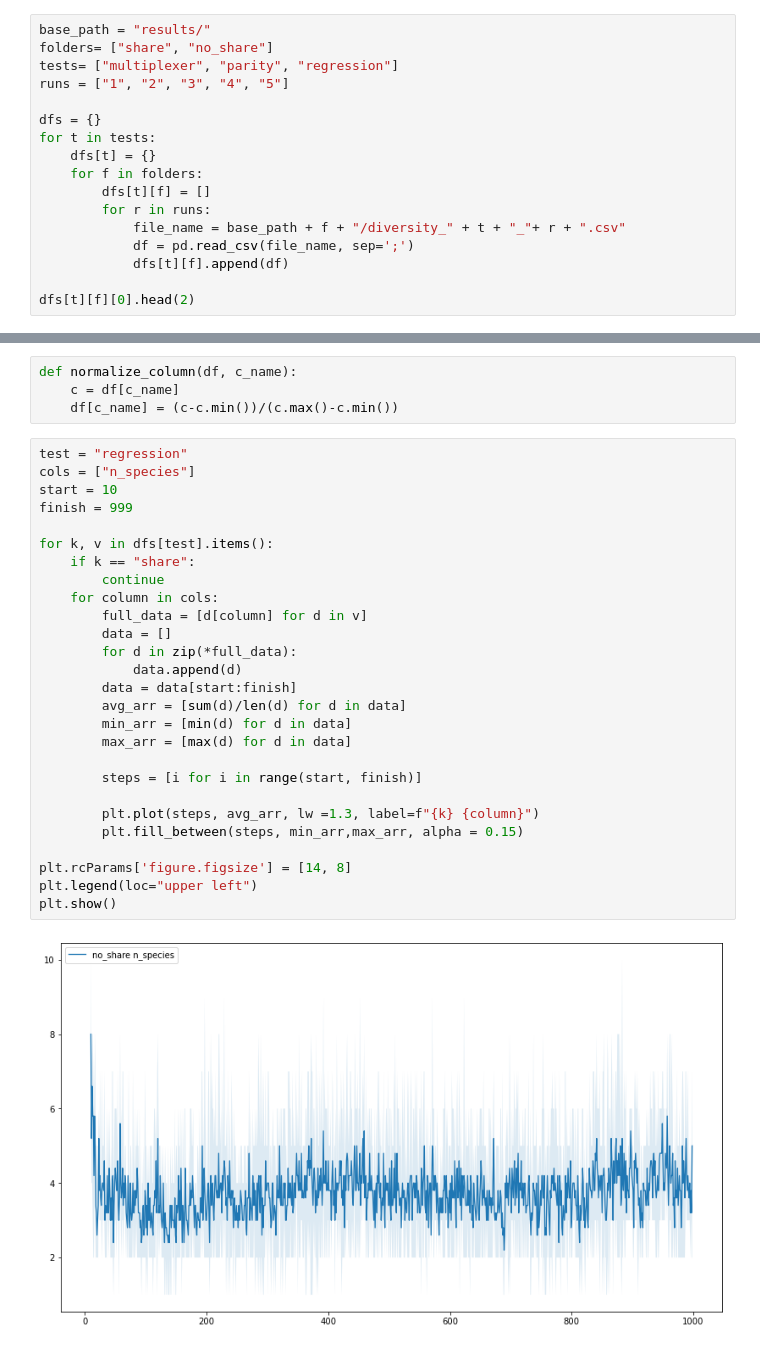
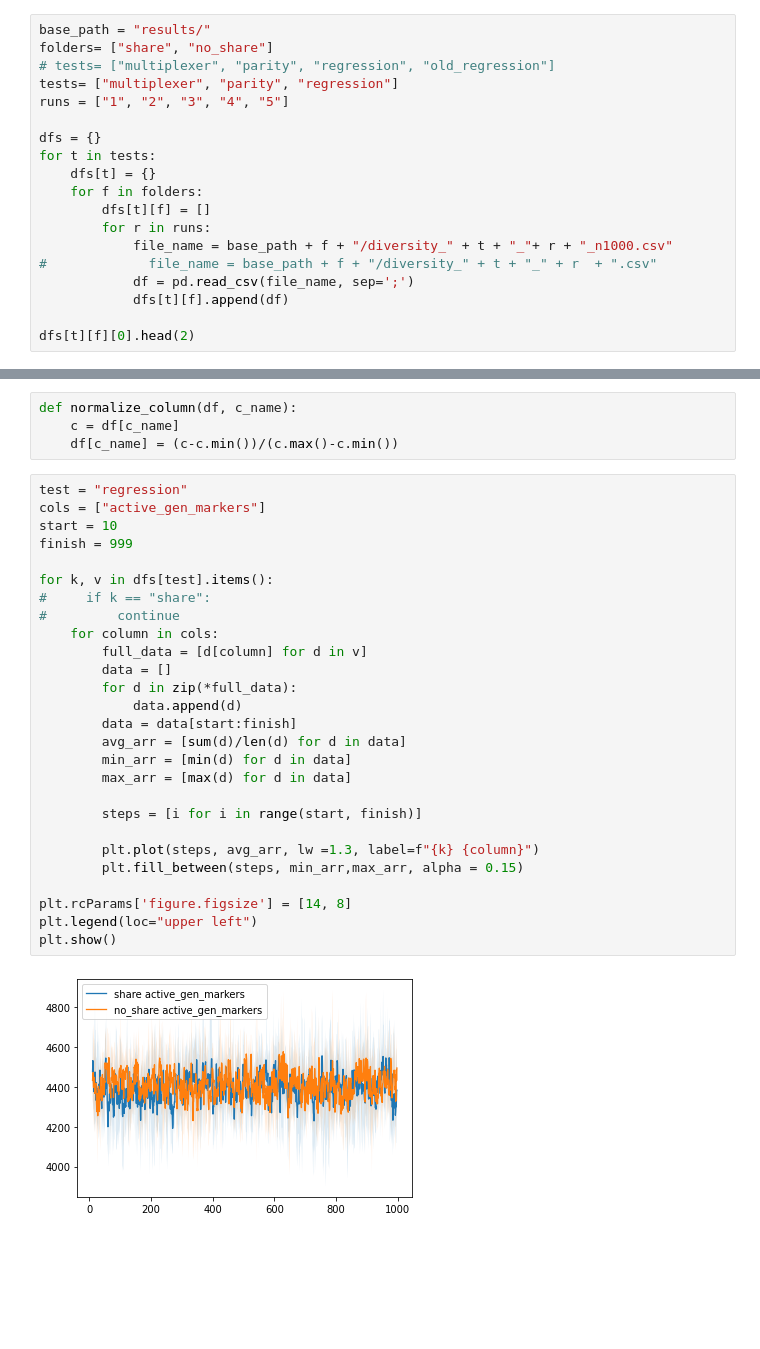
Before and after one commit to fhtanaka/CGPython, a Jupyter notebook: plot_graphs.ipynb, the cells around one changed output, grey strips where cells are left out. Drawn from its saved outputs; the diff is of its cells as text; blank space fills up the shorter version.

```diff
--- a/plot_graphs.ipynb
+++ b/plot_graphs.ipynb
@@ -6,6 +6,7 @@ import matplotlib.dates as mdates
 # %%
 base_path = "results/"
 folders= ["share", "no_share"]
+# tests= ["multiplexer", "parity", "regression", "old_regression"]
 tests= ["multiplexer", "parity", "regression"]
 runs = ["1", "2", "3", "4", "5"]
 
@@ -15,7 +16,8 @@ for t in tests:
     for f in folders:
         dfs[t][f] = []
         for r in runs:
-            file_name = base_path + f + "/diversity_" + t + "_"+ r + ".csv"
+            file_name = base_path + f + "/diversity_" + t + "_"+ r + "_n1000.csv"
+#             file_name = base_path + f + "/diversity_" + t + "_" + r  + ".csv"
             df = pd.read_csv(file_name, sep=';')
             dfs[t][f].append(df)
 
@@ -30,30 +32,30 @@ def normalize_column(df, c_name):
     df[c_name] = (c-c.min())/(c.max()-c.min())
 # %%
 test = "regression"
-cols = ["n_species"]
+cols = ["active_gen_markers"]
 start = 10
 finish = 999
 
 for k, v in dfs[test].items():
-    if k == "share":
-        continue
+#     if k == "share":
+#         continue
     for column in cols:
         full_data = [d[column] for d in v]
         data = []
         for d in zip(*full_data):
             data.append(d)
         data = data[start:finish]
         avg_arr = [sum(d)/len(d) for d in data]
         min_arr = [min(d) for d in data]
         max_arr = [max(d) for d in data]
 
         steps = [i for i in range(start, finish)]
 
         plt.plot(steps, avg_arr, lw =1.3, label=f"{k} {column}")
         plt.fill_between(steps, min_arr,max_arr, alpha = 0.15)
 
 plt.rcParams['figure.figsize'] = [14, 8]
 plt.legend(loc="upper left")
 plt.show()
 # %% [output]
-[figure, old version]
+[figure, new version]
```
Also changed, not shown: parts of 1 cell of this notebook, 15 other files.
